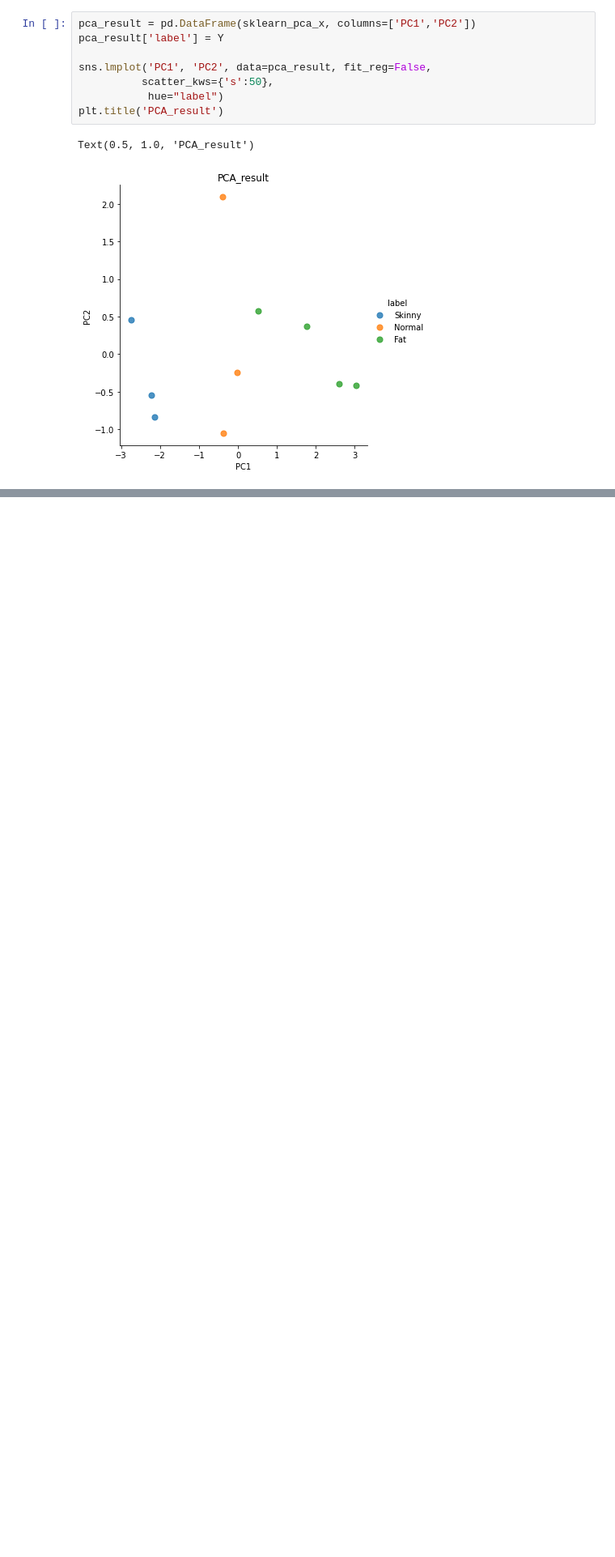
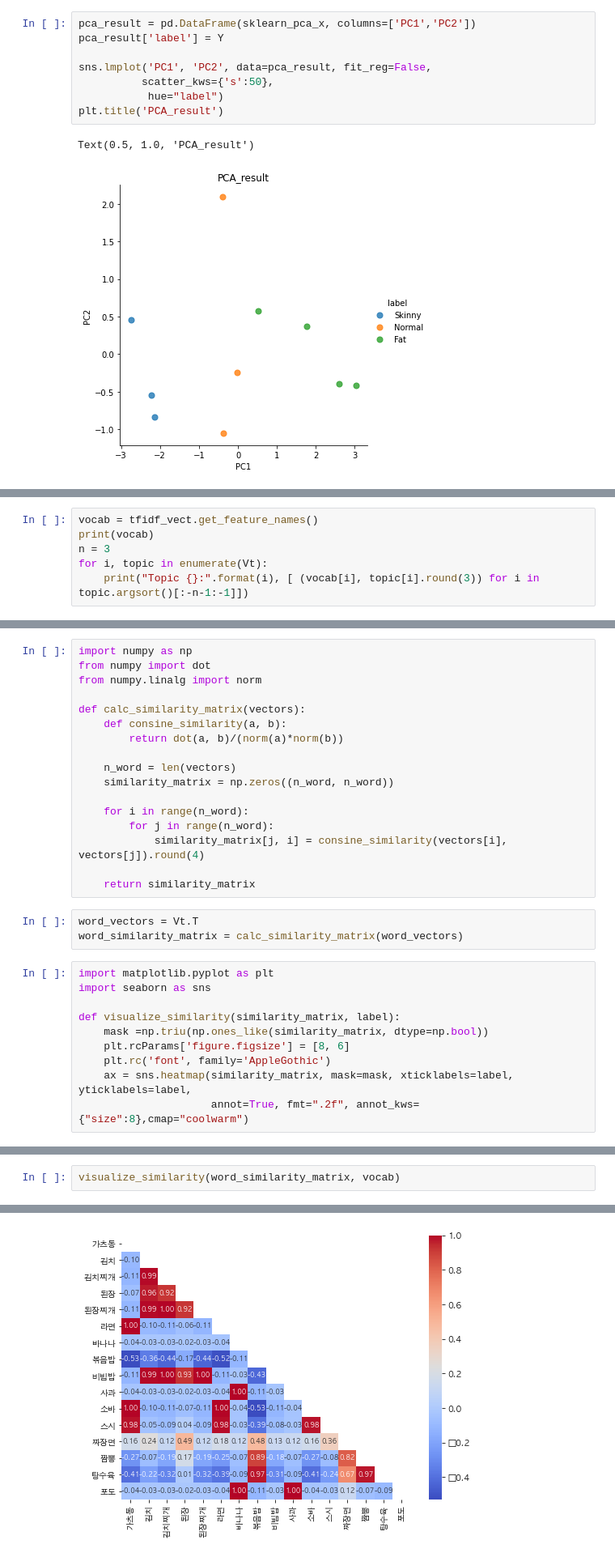
Before and after one commit to hosung05/study, a Jupyter notebook: nlp/Linear Algebra.ipynb, the cells around one changed output, grey strips where cells are left out. Shown: that part at 81% size. Saved outputs shown, nothing was run; the diff lists cells and outputs as text; blank space fills up the shorter version.

```diff
--- a/nlp/Linear Algebra.ipynb
+++ b/nlp/Linear Algebra.ipynb
@@ -172,0 +280,6 @@ Text(0.5, 1.0, 'PCA_result')
+# %%
+vocab = tfidf_vect.get_feature_names()
+print(vocab)
+n = 3
+for i, topic in enumerate(Vt):
+    print("Topic {}:".format(i), [ (vocab[i], topic[i].round(3)) for i in topic.argsort()[:-n-1:-1]])
@@ -172,0 +292,30 @@ Text(0.5, 1.0, 'PCA_result')
+# %%
+import numpy as np
+from numpy import dot
+from numpy.linalg import norm
+
+def calc_similarity_matrix(vectors):
+    def consine_similarity(a, b):
+        return dot(a, b)/(norm(a)*norm(b))
+
+    n_word = len(vectors)
+    similarity_matrix = np.zeros((n_word, n_word))
+
+    for i in range(n_word):
+        for j in range(n_word):
+            similarity_matrix[j, i] = consine_similarity(vectors[i], vectors[j]).round(4)
+
+    return similarity_matrix
+# %%
+word_vectors = Vt.T
+word_similarity_matrix = calc_similarity_matrix(word_vectors)
+# %%
+import matplotlib.pyplot as plt
+import seaborn as sns
+
+def visualize_similarity(similarity_matrix, label):
+    mask =np.triu(np.ones_like(similarity_matrix, dtype=np.bool))
+    plt.rcParams['figure.figsize'] = [8, 6]
+    plt.rc('font', family='AppleGothic')
+    ax = sns.heatmap(similarity_matrix, mask=mask, xticklabels=label, yticklabels=label,
+                     annot=True, fmt=".2f", annot_kws={"size":8},cmap="coolwarm")
@@ -172,0 +324,3 @@ Text(0.5, 1.0, 'PCA_result')
+# %%
+visualize_similarity(word_similarity_matrix, vocab)
+# %% [output]
@@ -172,0 +329 @@ Text(0.5, 1.0, 'PCA_result')
+[figure, added]
```
Also changed, not shown: parts of 23 cells of this notebook, 5 other files.
